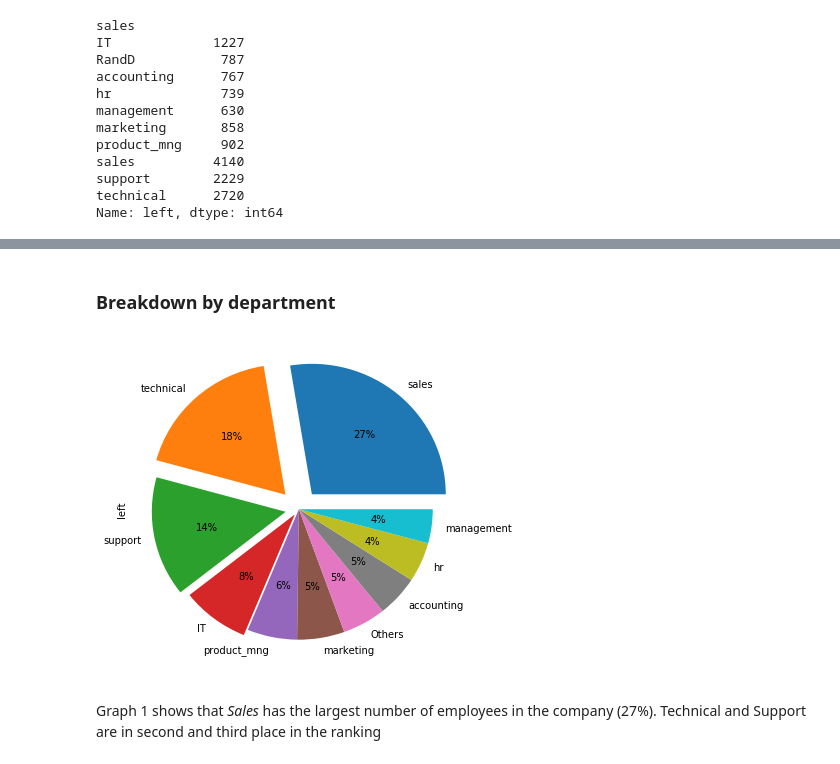
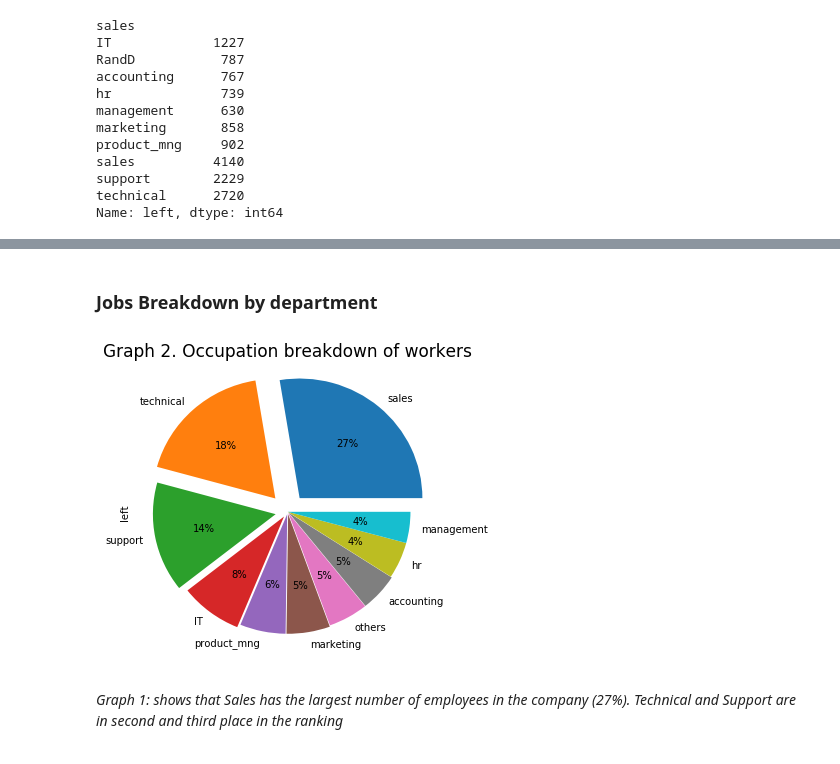
Before and after one commit to MariaGamero/Master-Data-Science, a Jupyter notebook: DataAnalysis/Employee Retention.ipynb, the cells around one changed output, grey strips where cells are left out. Saved outputs shown, nothing was run; the diff lists cells and outputs as text; code cells hidden in the pictures.

```diff
--- a/DataAnalysis/Employee Retention.ipynb
+++ b/DataAnalysis/Employee Retention.ipynb
@@ -67,18 +180,19 @@ hr.head()
 | 3 | 0.72 | 0.87 | 5 | 223 | 5 | ... |
 | 4 | 0.37 | 0.52 | 2 | 159 | 3 | ... |
 # %%
-#instead of Random, I will use "Others
-hr[hr.department == "RandD"] = "Others"
+#instead of Random, I will use "others"
+hr[hr.department == "RandD"] = "others"
 # %% [markdown]
-### Breakdown by department
+### Jobs Breakdown by department
 # %%
-hr.groupby('department')['left'].count().sort_values(ascending=False)
+dep=hr.groupby('department')['left'].count().sort_values(ascending=False)
 
-explode=(0.15,0.15,0.1,0.05,0,0,0,0,0,0) #highlight the 4 main values
-dep.plot.pie(autopct='%1d%%',figsize=(6,6),explode=explode,use_index=None) #use of autopct to display the percent value
-#plt.title("Graph 1. Occupation breakdown of workers", fontsize = 20)
+#Graph
+explode=(0.15,0.15,0.1,0.05,0.02,0.02,0.01,0.01,0,0) #highlight the 4 main values
+dep.plot.pie(autopct='%1d%%',figsize=(5.5,5.5),use_index=None,explode=explode) #use of autopct to display the percent value
+plt.title("Graph 2. Occupation breakdown of workers", fontsize = 17)
 plt.show()
 # %% [output]
-[figure, old version]
+[figure, new version]
 # %% [markdown]
-Graph 1 shows that *Sales* has the largest number of employees in the company (27%). Technical and Support are in second and third place in the ranking
+_*Graph 1*: shows that *Sales* has the largest number of employees in the company (27%). Technical and Support are in second and third place in the ranking_
```
Also changed, not shown: parts of 33 cells of this notebook.
